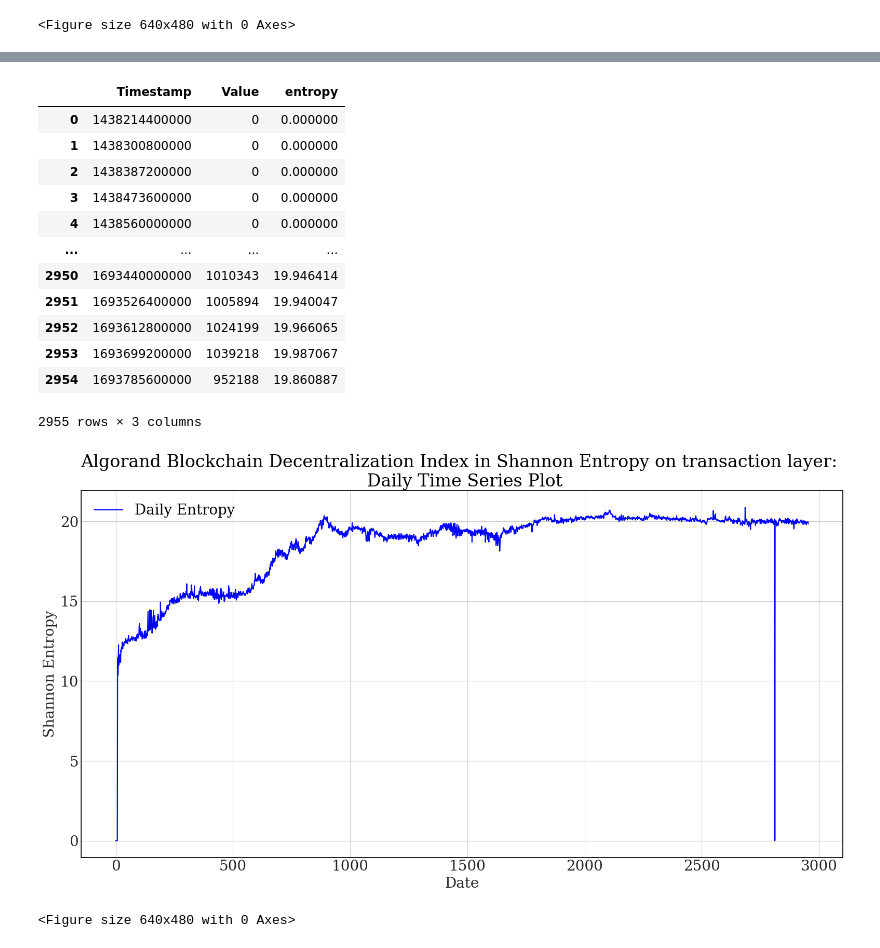
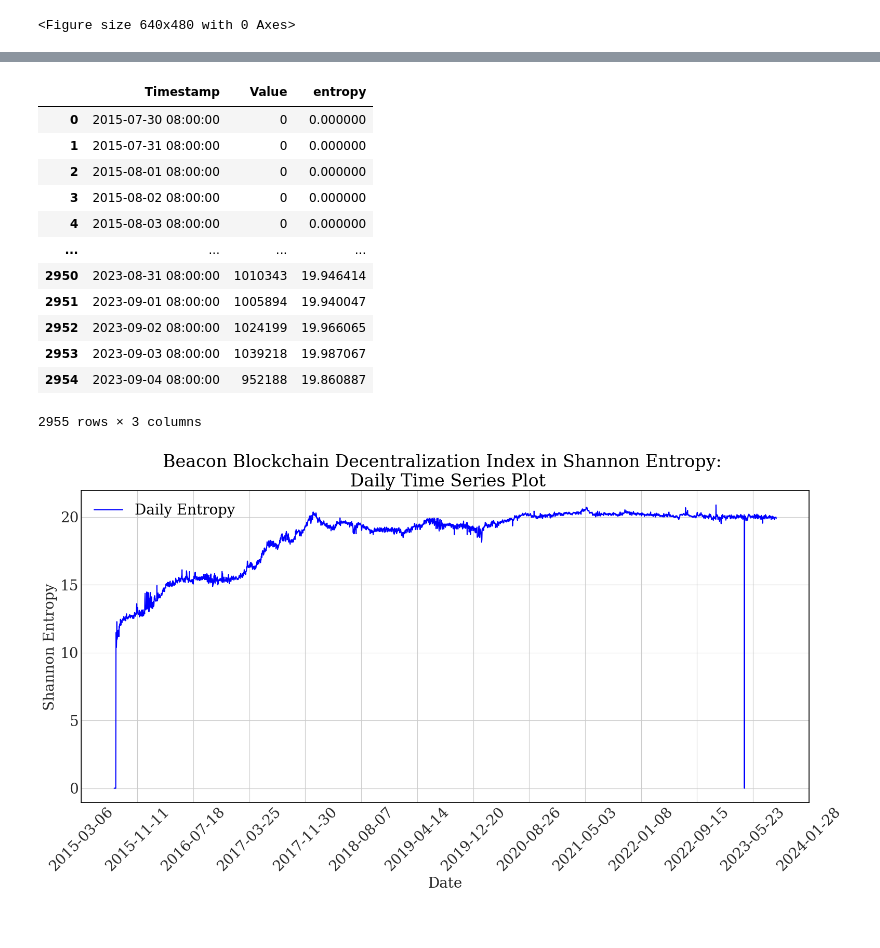
Before and after one commit to KerwinFuyihang/blockchain_analysis, a Jupyter notebook: decentralization.ipynb, the cells around one changed output, grey strips where cells are left out. Drawn from its saved outputs; the diff is of its cells as text; code cells hidden in the pictures.

```diff
--- a/decentralization.ipynb
+++ b/decentralization.ipynb
@@ -349,52 +357,58 @@ plt.show()
 # %%
-be_transact = pd.read_csv('https://raw.githubusercontent.com/chengnanyimeng/blockchain_analysis/main/Beacon_chain_data/daily_transactions.csv')
+be_transact = pd.read_csv('https://raw.githubusercontent.com/chengnanyimeng/blockchain_analysis/main/Beacon_chain_data_converted/daily_transactions_converted.csv')
 be_transact['entropy'] = be_transact['Value'].apply(calculate_entropy)
 # %%
 be_transact
 # %% [output]
 |  | Timestamp | Value | entropy |
-| 0 | 1438214400000 | 0 | 0.000000 |
-| 1 | 1438300800000 | 0 | 0.000000 |
-| 2 | 1438387200000 | 0 | 0.000000 |
-| 3 | 1438473600000 | 0 | 0.000000 |
-| 4 | 1438560000000 | 0 | 0.000000 |
+| 0 | 2015-07-30 08:00:00 | 0 | 0.000000 |
+| 1 | 2015-07-31 08:00:00 | 0 | 0.000000 |
+| 2 | 2015-08-01 08:00:00 | 0 | 0.000000 |
+| 3 | 2015-08-02 08:00:00 | 0 | 0.000000 |
+| 4 | 2015-08-03 08:00:00 | 0 | 0.000000 |
 | ... | ... | ... | ... |
-| 2950 | 1693440000000 | 1010343 | 19.946414 |
-| 2951 | 1693526400000 | 1005894 | 19.940047 |
-| 2952 | 1693612800000 | 1024199 | 19.966065 |
-| 2953 | 1693699200000 | 1039218 | 19.987067 |
-| 2954 | 1693785600000 | 952188 | 19.860887 |
+| 2950 | 2023-08-31 08:00:00 | 1010343 | 19.946414 |
+| 2951 | 2023-09-01 08:00:00 | 1005894 | 19.940047 |
+| 2952 | 2023-09-02 08:00:00 | 1024199 | 19.966065 |
+| 2953 | 2023-09-03 08:00:00 | 1039218 | 19.987067 |
+| 2954 | 2023-09-04 08:00:00 | 952188 | 19.860887 |
 2955 rows × 3 columns
 # %%
-#be_transact.set_index('Timestamp', inplace=True)
+# Assuming be_transact is your DataFrame
+be_transact['Timestamp'] = pd.to_datetime(be_transact['Timestamp'])  # Ensure 'Timestamp' is in datetime format
+be_transact['Date'] = be_transact['Timestamp'].dt.date  # Extract date part only
 
-# Set the style to a scientific publication style
-# Set font and font size globally using rcParams
+# Set the style to 'seaborn-white' for a clean look
+plt.style.use('seaborn-white')
 plt.rcParams.update({
     'font.family': 'DejaVu Serif',  # Set the font family to DejaVu Serif
-    'font.size': 20,  # Set the font size to 10 for better readability in two-column formats
+    'font.size': 20,  # Set the font size to 20 for better readability
     'text.color': 'black',  # Ensure text color is black for better contrast
     'axes.facecolor': 'white',  # Set the axes background color to white
     'figure.facecolor': 'white',  # Set the figure background color to white
     'axes.edgecolor': 'black',  # Set the axes edge color to black
 })
 
 # Create the time series plot
 plt.figure(figsize=(16, 9))
-plt.plot(be_transact.index, be_transact['entropy'], label='Daily Entropy',color='blue')
+plt.plot(be_transact['Date'], be_transact['entropy'], label='Daily Entropy', color='blue')
 
 # Customize the plot
-plt.title('Algorand Blockchain Decentralization Index in Shannon Entropy on transaction layer: \n Daily Time Series Plot')
+plt.title('Beacon Blockchain Decentralization Index in Shannon Entropy: \n Daily Time Series Plot')
 plt.xlabel('Date')
 plt.ylabel('Shannon Entropy')
 plt.legend()
 plt.grid(True)
 
+# Formatting the x-axis
+plt.gca().xaxis.set_major_locator(plt.MaxNLocator(15))  # Show only up to 10 major ticks
+
+# Rotate the x-axis labels for better readability
+plt.xticks(rotation=45)
+
+# Adjust layout and save
 plt.tight_layout()
-plt.savefig('Beacon_trasac_entropy.png', dpi=300)  # Adjust dpi for higher resolution
+plt.savefig('Beacon_transaction_entropy.png', dpi=300)  # Adjust dpi for higher resolution
 plt.show()
-plt.tight_layout()
-plt.show()
 # %% [output]
-[figure, old version]
+[figure, new version]
-<Figure size 640x480 with 0 Axes>
```
Also changed, not shown: parts of 5 cells of this notebook.
